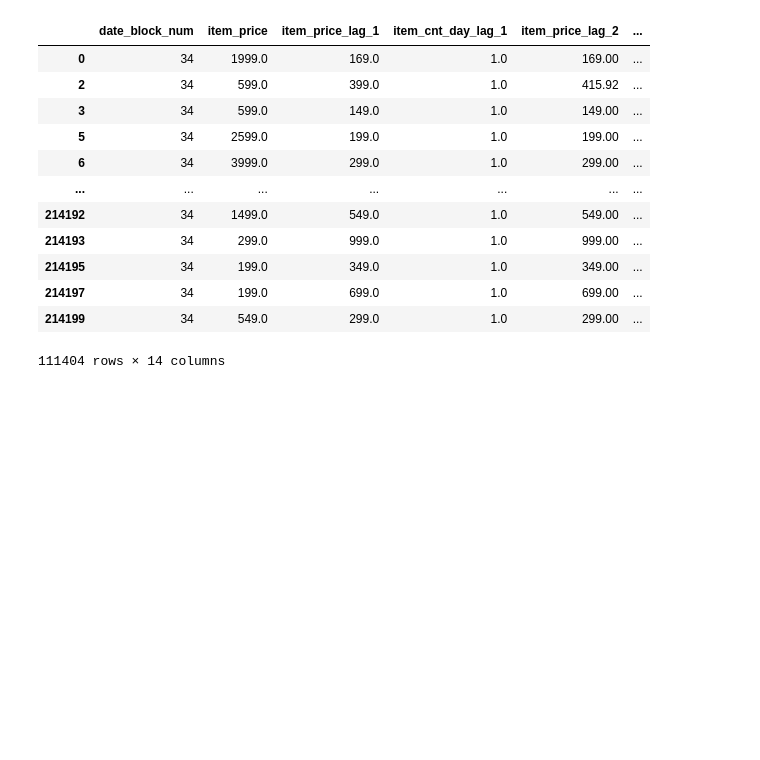
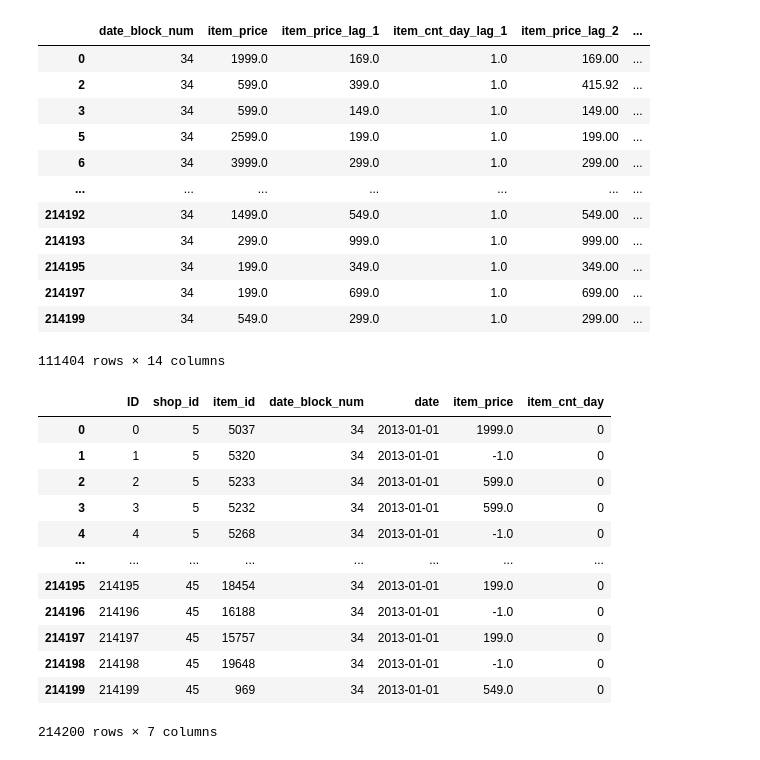
Before and after one commit to awkwarrd/ds-project-milad-almasri, a Jupyter notebook: notebooks/predeployment_rituals.ipynb, the cells around one changed output. Drawn from its saved outputs; the diff is of its cells as text; code cells hidden in the pictures; blank space fills up the shorter version.

```diff
--- a/notebooks/predeployment_rituals.ipynb
+++ b/notebooks/predeployment_rituals.ipynb
@@ -154,3 +154,19 @@ preprocessed_test
 | 214197 | 34 | 199.0 | 699.0 | 1.0 | 699.00 | ... |
 | 214199 | 34 | 549.0 | 299.0 | 1.0 | 299.00 | ... |
 111404 rows × 14 columns
+# %%
+test
+# %% [output]
+|  | ID | shop_id | item_id | date_block_num | date | item_price | item_cnt_day |
+| 0 | 0 | 5 | 5037 | 34 | 2013-01-01 | 1999.0 | 0 |
+| 1 | 1 | 5 | 5320 | 34 | 2013-01-01 | -1.0 | 0 |
+| 2 | 2 | 5 | 5233 | 34 | 2013-01-01 | 599.0 | 0 |
+| 3 | 3 | 5 | 5232 | 34 | 2013-01-01 | 599.0 | 0 |
+| 4 | 4 | 5 | 5268 | 34 | 2013-01-01 | -1.0 | 0 |
+| ... | ... | ... | ... | ... | ... | ... | ... |
+| 214195 | 214195 | 45 | 18454 | 34 | 2013-01-01 | 199.0 | 0 |
+| 214196 | 214196 | 45 | 16188 | 34 | 2013-01-01 | -1.0 | 0 |
+| 214197 | 214197 | 45 | 15757 | 34 | 2013-01-01 | 199.0 | 0 |
+| 214198 | 214198 | 45 | 19648 | 34 | 2013-01-01 | -1.0 | 0 |
+| 214199 | 214199 | 45 | 969 | 34 | 2013-01-01 | 549.0 | 0 |
+214200 rows × 7 columns
```
Also changed, not shown: parts of 14 cells of this notebook, 6 other files.
